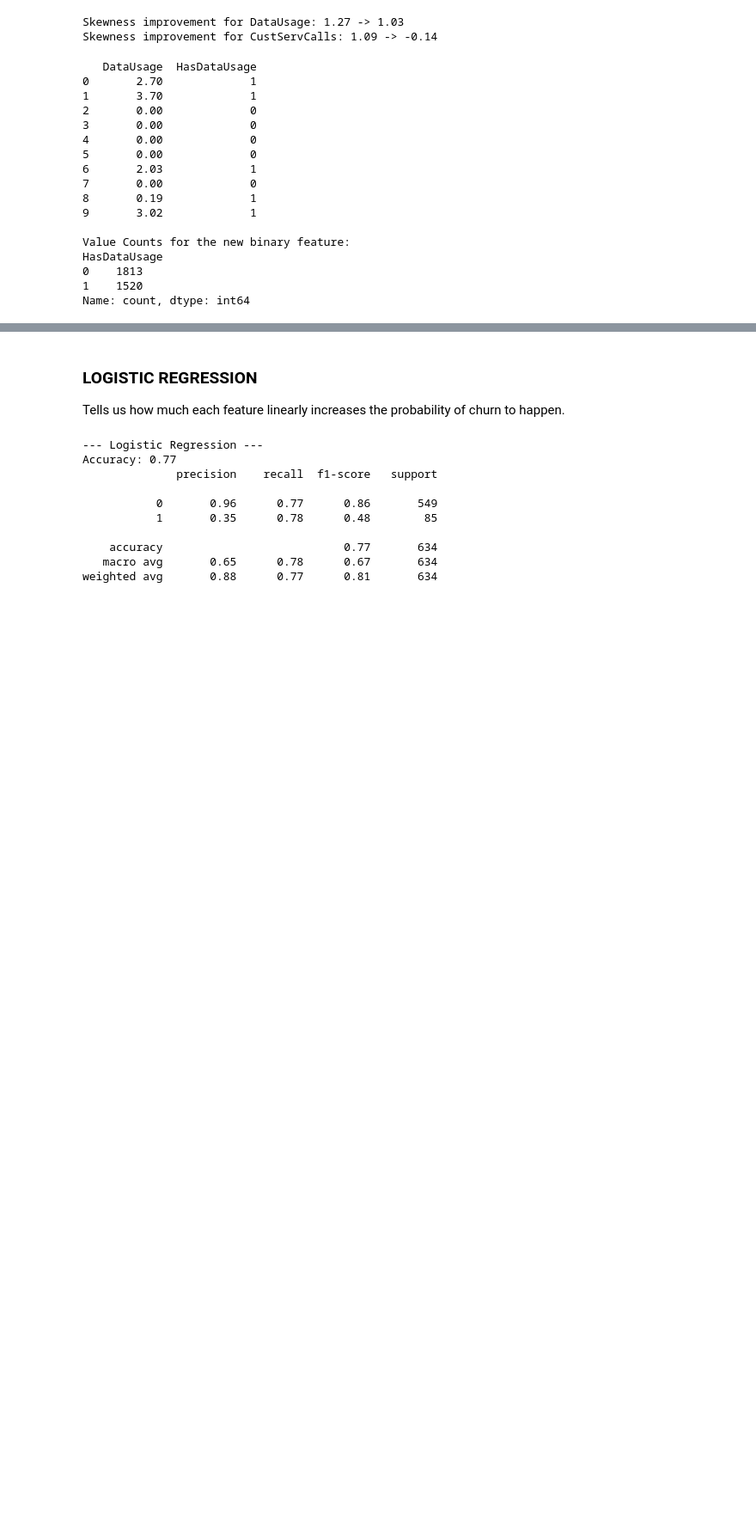
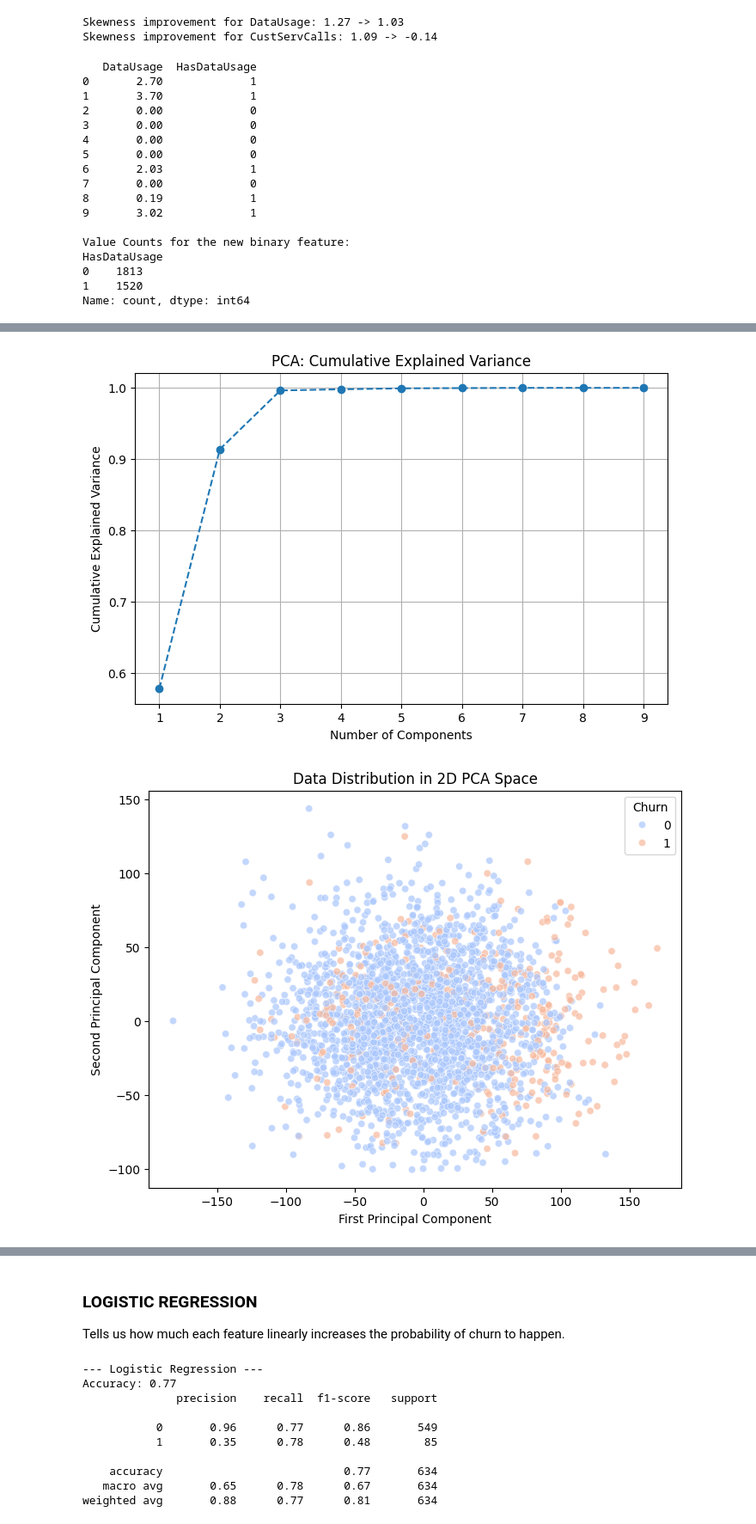
Before and after one commit to Francesca9933/ml-customer-churn-prediction, a Jupyter notebook: customer_churn_prediction.ipynb, the cells around one changed output, grey strips where cells are left out. Shown at 86% size. Drawn from its saved outputs; the diff is of its cells as text; code cells hidden in the pictures; blank space fills up the shorter version.

```diff
--- a/customer_churn_prediction.ipynb
+++ b/customer_churn_prediction.ipynb
@@ -595,0 +601,14 @@ In this part, we run the algorithms that can suit our case and we compare the al
+# %%
+# 1. Define the features to scale
+X = df_cleaned.drop(columns=['Churn'])
+y = df_cleaned['Churn']
+
+# 2. Split the data first (to avoid data leakage during scaling)
+X_train, X_test, y_train, y_test = train_test_split(X, y, test_size=0.2, random_state=42, stratify=y)
+
+# 3. Initialize and apply the scaler
+scaler = StandardScaler()
+
+# Fit on training data and transform both sets
+X_train_scaled = scaler.fit_transform(X_train)
+X_test_scaled = scaler.transform(X_test)
@@ -595,0 +618,42 @@ In this part, we run the algorithms that can suit our case and we compare the al
+# %%
+# PCA
+# Using the scaled training data
+pca = PCA(n_components=None) # Start by looking at all components
+pca.fit(X_train)
+
+# Calculate cumulative variance
+cumulative_variance = np.cumsum(pca.explained_variance_ratio_)
+
+# Plotting the Scree Plot
+plt.figure(figsize=(8, 5))
+plt.plot(range(1, len(cumulative_variance) + 1), cumulative_variance, marker='o', linestyle='--')
+plt.title('PCA: Cumulative Explained Variance')
+plt.xlabel('Number of Components')
+plt.ylabel('Cumulative Explained Variance')
+plt.grid()
+plt.show()
+
+# Visualize the first two components
+pca_2d = PCA(n_components=2)
+X_pca = pca_2d.fit_transform(X_train)
+
+plt.figure(figsize=(8, 6))
+sns.scatterplot(x=X_pca[:, 0], y=X_pca[:, 1], hue=y_train, palette='coolwarm', alpha=0.7)
+plt.title('Data Distribution in 2D PCA Space')
+plt.xlabel('First Principal Component')
+plt.ylabel('Second Principal Component')
+plt.show()
+
+loadings = pd.DataFrame(
+    pca.components_[:2],  # We take the first two components
+    columns=X.columns,
+    index=['PC1', 'PC2']
+)
+
+plt.figure(figsize=(12, 5))
+sns.heatmap(loadings, annot=True, cmap='coolwarm', center=0)
+plt.title('Principal Component Loadings (Feature Weights)')
+plt.show()
+# %% [output]
+[figure, added]
+[figure, added]
```
Also changed, not shown: parts of 5 cells of this notebook, 4 other files.
